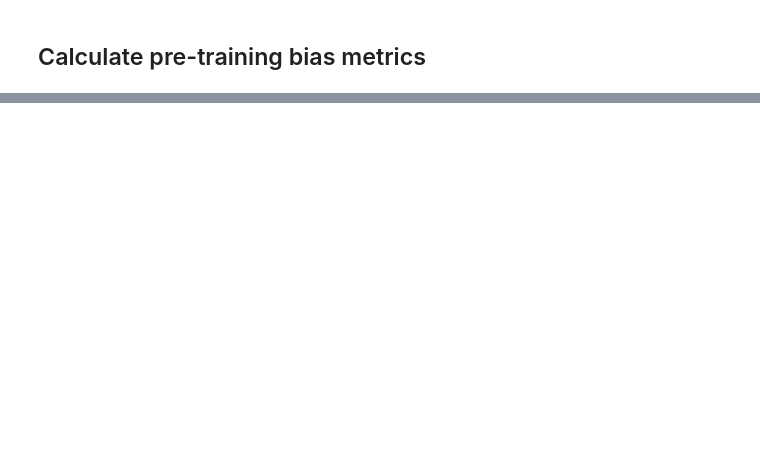
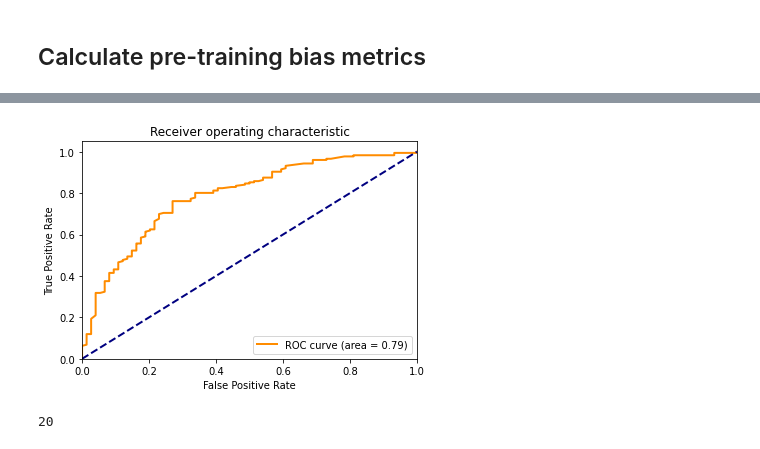
Before and after one commit to aws/amazon-sagemaker-clarify, a Jupyter notebook: examples/Bias_metrics_usage.ipynb, the cells around one changed output, grey strips where cells are left out. Cells and saved outputs as stored; diff of their text form; code cells hidden in the pictures; blank space fills up the shorter version.

```diff
--- a/examples/Bias_metrics_usage.ipynb
+++ b/examples/Bias_metrics_usage.ipynb
@@ -34,0 +65,5 @@ report
+# %%
+test_pool = Pool(data=test_df, label=test_labels, cat_features=cat_features)
+train_pool = Pool(data=train_df, label=train_labels, cat_features=cat_features)
+model = CatBoostClassifier(iterations=10, learning_rate=1, depth=2)
+model.fit(train_pool,verbose=True)
@@ -34,0 +82,30 @@ report
+# %%
+def plot_roc_curve(labels, p_pos_label):
+    from sklearn.metrics import roc_curve, auc
+    import matplotlib.pyplot as plt
+    fpr, tpr, thrs = roc_curve(labels, p_pos_label)
+    roc_auc = auc(fpr,tpr)
+    plt.figure()
+    lw = 2
+    plt.plot(fpr, tpr, color='darkorange',
+         lw=lw, label='ROC curve (area = %0.2f)' % roc_auc)
+    plt.plot([0, 1], [0, 1], color='navy', lw=lw, linestyle='--')
+    plt.xlim([0.0, 1.0])
+    plt.ylim([0.0, 1.05])
+    plt.xlabel('False Positive Rate')
+    plt.ylabel('True Positive Rate')
+    plt.title('Receiver operating characteristic')
+    plt.legend(loc="lower right")
+    plt.show()
+# %%
+y_test = model.predict_proba(test_pool)
+# %%
+test_labels_binary=test_labels.to_numpy()
+# %%
+plot_roc_curve(test_labels_binary, y_test[:,1])
+# %% [output]
+[figure, added]
+# %%
+len(model.feature_importances_)
+# %% [output]
+20
```
Also changed, not shown: parts of 31 cells of this notebook, 1 other file.
